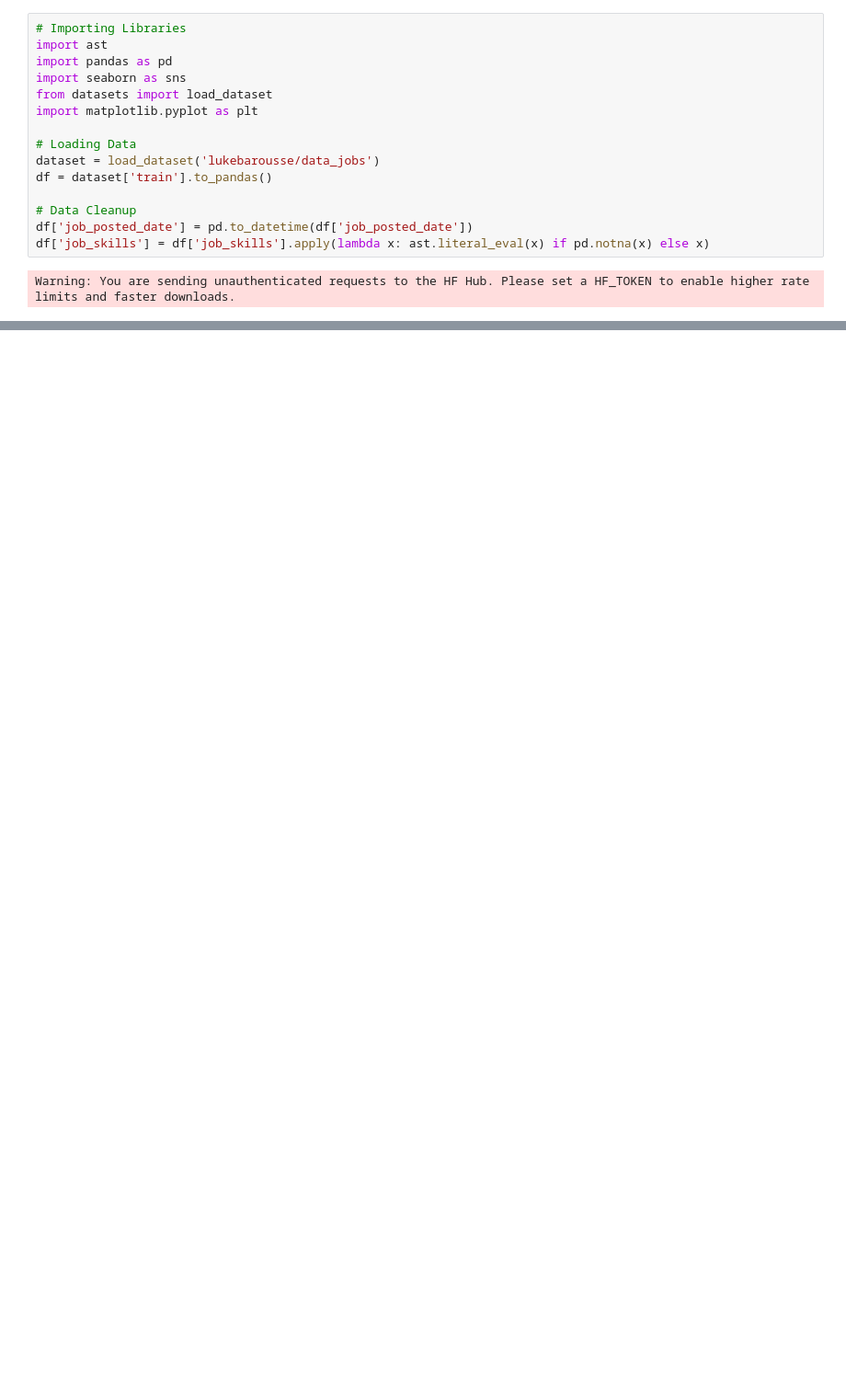
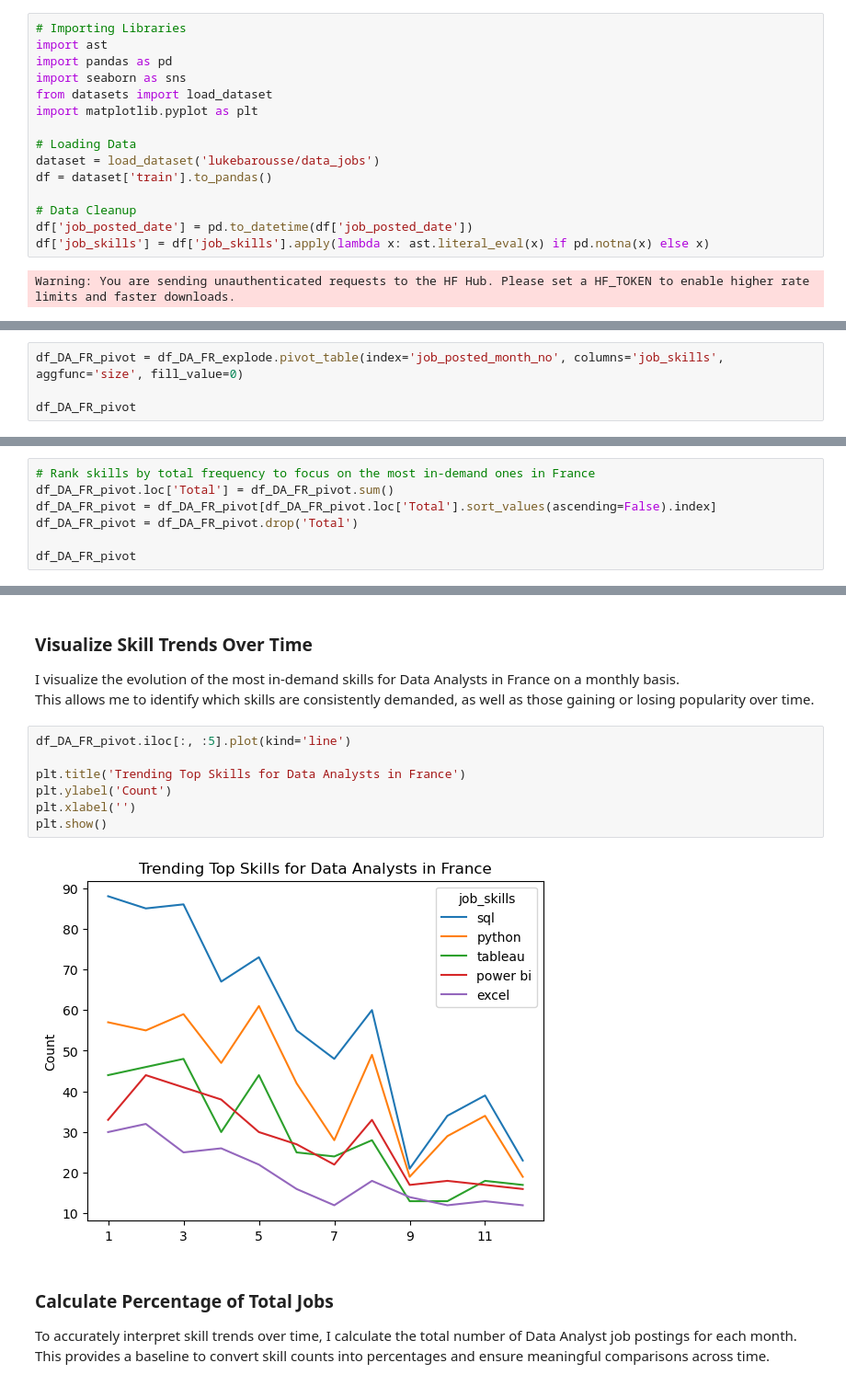
Before and after one commit to briceverola/Pyhton_Data_project, a Jupyter notebook: 3_Project/3_Skills_Trend.ipynb, the cells around one changed output, grey strips where cells are left out. Shown at 92% size. Drawn from its saved outputs; the diff is of its cells as text; blank space fills up the shorter version.

```diff
--- a/3_Project/3_Skills_Trend.ipynb
+++ b/3_Project/3_Skills_Trend.ipynb
@@ -35,0 +45,4 @@ df_DA_FR_explode = df_DA_FR.explode('job_skills')
+# %%
+df_DA_FR_pivot = df_DA_FR_explode.pivot_table(index='job_posted_month_no', columns='job_skills',  aggfunc='size', fill_value=0)
+
+df_DA_FR_pivot
@@ -35,0 +70,7 @@ df_DA_FR_explode = df_DA_FR.explode('job_skills')
+# %%
+# Rank skills by total frequency to focus on the most in-demand ones in France
+df_DA_FR_pivot.loc['Total'] = df_DA_FR_pivot.sum()
+df_DA_FR_pivot = df_DA_FR_pivot[df_DA_FR_pivot.loc['Total'].sort_values(ascending=False).index]
+df_DA_FR_pivot = df_DA_FR_pivot.drop('Total')
+
+df_DA_FR_pivot
@@ -35,0 +93,19 @@ df_DA_FR_explode = df_DA_FR.explode('job_skills')
+# %% [markdown]
+### Visualize Skill Trends Over Time
+
+I visualize the evolution of the most in-demand skills for Data Analysts in France on a monthly basis.
+This allows me to identify which skills are consistently demanded, as well as those gaining or losing popularity over time.
+# %%
+df_DA_FR_pivot.iloc[:, :5].plot(kind='line')
+
+plt.title('Trending Top Skills for Data Analysts in France')
+plt.ylabel('Count')
+plt.xlabel('')
+plt.show()
+# %% [output]
+[figure, added]
+# %% [markdown]
+### Calculate Percentage of Total Jobs
+
+To accurately interpret skill trends over time, I calculate the total number of Data Analyst job postings for each month.
+This provides a baseline to convert skill counts into percentages and ensure meaningful comparisons across time.
```
Also changed, not shown: parts of 11 cells of this notebook, 3 other files.
